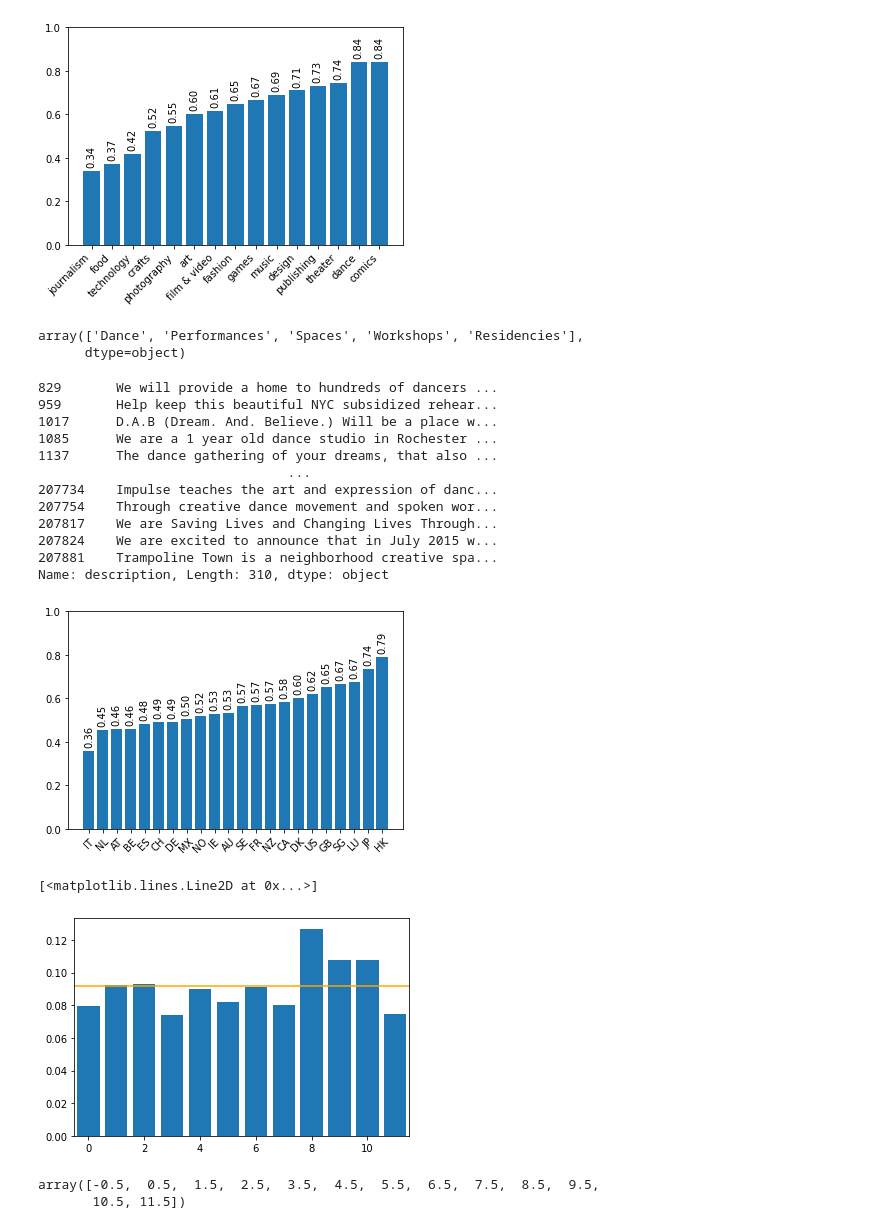
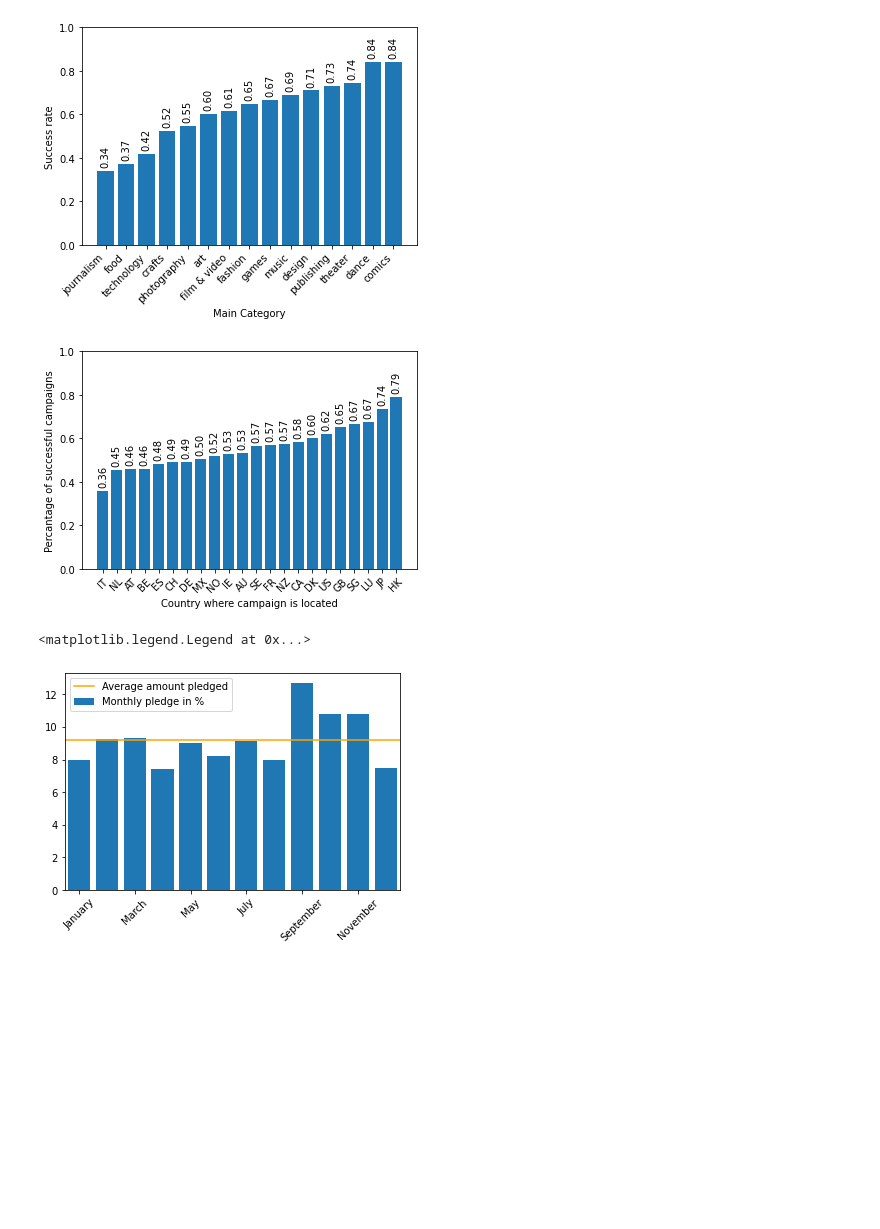
Before and after one commit to AIMPED/ML_Classification_Kickstarter, a Jupyter notebook: ML_Classification_Kickstarter_Adrian.ipynb, the cells around one changed output. Drawn from its saved outputs; the diff is of its cells as text; code cells hidden in the pictures; blank space fills up the shorter version.

```diff
--- a/ML_Classification_Kickstarter_Adrian.ipynb
+++ b/ML_Classification_Kickstarter_Adrian.ipynb
@@ -71,40 +106,22 @@ succes_per_category = [[len(df.query('state in ["successful"] & category==@i'))/
 # %%
-success_per_category = np.array(sorted(success_per_category, key= lambda x: x[0]))
-
 fig, ax = plt.subplots()
 plt.xticks(rotation=45, ha='right')
+plt.ylabel('Success rate')
+plt.xlabel('Main Category')
 plt.ylim(0,1)
 rec = ax.bar(success_per_category[:,1], height=success_per_category[:,0].astype(float))
 for p in ax.patches:
     ax.annotate("%.2f" % p.get_height(), (p.get_x() + p.get_width() / 2., p.get_height()), ha='center', va='center', xytext=(0, 15), rotation=90, textcoords='offset points')
 # %% [output]
-[figure, old version]
+[figure, new version]
-# %%
-df.query('category=="dance"').category_sub.unique()
-# %% [output]
-array(['Dance', 'Performances', 'Spaces', 'Workshops', 'Residencies'],
-      dtype=object)
-# %%
-df.query('category=="dance" & category_sub=="Spaces"').description
-# %% [output]
-829       We will provide a home to hundreds of dancers ...
-959       Help keep this beautiful NYC subsidized rehear...
-1017      D.A.B (Dream. And. Believe.) Will be a place w...
-1085      We are a 1 year old dance studio in Rochester ...
-1137      The dance gathering of your dreams, that also ...
-                                ...
-207734    Impulse teaches the art and expression of danc...
-207754    Through creative dance movement and spoken wor...
-207817    We are Saving Lives and Changing Lives Through...
-207824    We are excited to announce that in July 2015 w...
-207881    Trampoline Town is a neighborhood creative spa...
-Name: description, Length: 310, dtype: object
 # %%
 fig, ax = plt.subplots()
 plt.xticks(rotation=45)
+plt.xlabel('Country where campaign is located')
+plt.ylabel('Percantage of successful campaigns')
 plt.ylim(0,1)
 rec = ax.bar(success_per_country[:,1], height=success_per_country[:,0].astype(float))
 for p in ax.patches:
     ax.annotate("%.2f" % p.get_height(), (p.get_x() + p.get_width() / 2., p.get_height()), ha='center', va='center', xytext=(0, 15), rotation=90, textcoords='offset points')
 # %% [output]
-[figure, old version]
+[figure, new version]
@@ -119,25 +128,23 @@ for i in range(0,pledged_per_year_month.shape[0]):
 # %%
+fig, ax = plt.subplots()
+plt.xlim(-0.5,11.5)
+plt.xticks([0,2,4,6,8,10],['January','March','May','July','September','November'],rotation=45)
+rec = ax.bar(x=range(0,12), height=pledged_per_year_month.groupby('start_month').mean().reset_index().usd_pledged*100, label='Monthly pledge in %')
+ax.plot(np.linspace(-0.5,11.5,num=13),np.mean(pledged_per_year_month.groupby('start_month').mean().reset_index().usd_pledged*100)*np.ones([13,1]), color='orange', label='Average amount pledged')
+plt.legend()
+
+
 from scipy.interpolate import interp1d
 from scipy import interpolate
 
-fig, ax = plt.subplots()
-plt.xlim(-0.5,11.5)
-#plt.xticks(['January','March'],rotation=45)
-rec = ax.bar(x=range(0,12), height=pledged_per_year_month.groupby('start_month').mean().reset_index().usd_pledged)
-ax.plot(np.linspace(-0.5,11.5,num=13),np.mean(pledged_per_year_month.groupby('start_month').mean().reset_index().usd_pledged)*np.ones([13,1]), color='orange')
 #tck = interpolate.splrep(x=range(0,12), y=pledged_per_year_month.groupby('start_month').mean().reset_index().usd_pledged, s=0)
 #xnew = np.linspace(0, 11, num=100, endpoint=True)
 #ynew = interpolate.splev(xnew, tck, der=0)
 
 #f2 = interp1d(x=range(0,12), y=pledged_per_year_month.groupby('start_month').mean().reset_index().usd_pledged, kind='cubic')
 #plt.plot(np.linspace(0, 10, num=100, endpoint=True), f2(np.linspace(0, 10, num=100, endpoint=True)))
 
 #plt.plot(xnew,ynew)
 # %% [output]
-[<matplotlib.lines.Line2D at 0x...>]
+<matplotlib.legend.Legend at 0x...>
-[figure, old version]
+[figure, new version]
-# %%
-np.linspace(-0.5,11.5, num=13)
-# %% [output]
-array([-0.5,  0.5,  1.5,  2.5,  3.5,  4.5,  5.5,  6.5,  7.5,  8.5,  9.5,
-       10.5, 11.5])
```
Also changed, not shown: parts of 12 cells of this notebook.
